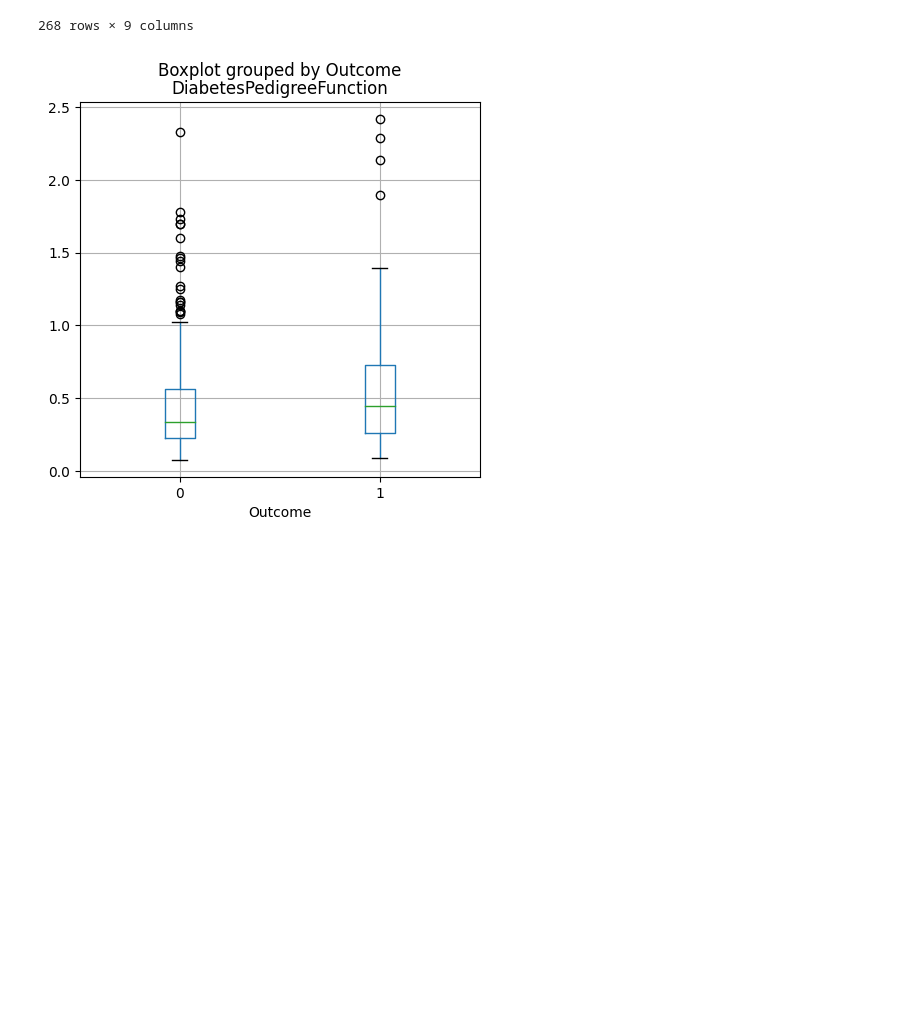
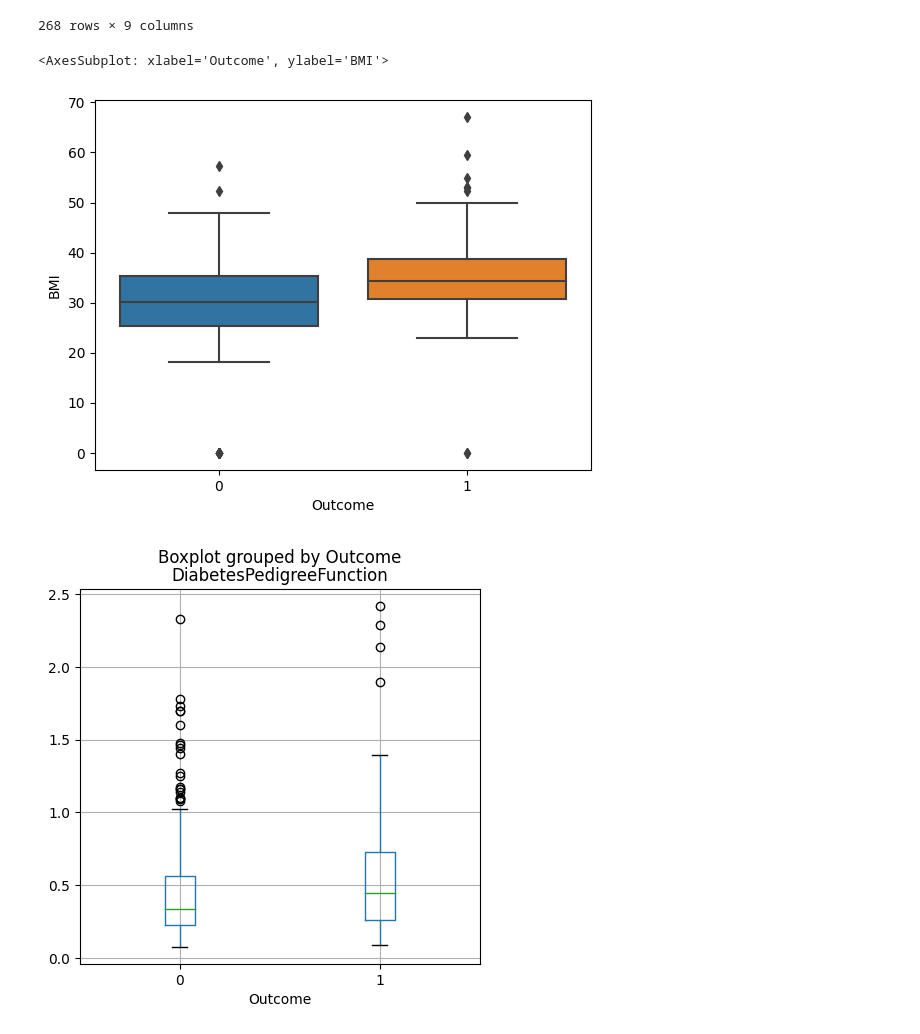
Before and after one commit to Rinengen/Python_HW, a Jupyter notebook: progect_5/SF_HW_4.ipynb, the cells around one changed output. Cells and saved outputs as stored; diff of their text form; code cells hidden in the pictures; blank space fills up the shorter version.

```diff
--- a/progect_5/SF_HW_4.ipynb
+++ b/progect_5/SF_HW_4.ipynb
@@ -50,2 +40,0 @@ diabetes.head()
-# %%
-diabetes['Outcome'] = diabetes['Outcome'].astype('category')
@@ -85,3 +92,12 @@ dieabet_plot = diabetes.groupby('Outcome')[['DiabetesPedigreeFunction','Glucose'
+# %%
+sns.boxplot(
+    data=diabetes,
+    x='Outcome',
+    y= 'BMI'
+)
+# %% [output]
+<AxesSubplot: xlabel='Outcome', ylabel='BMI'>
+[figure, added]
 # %%
 boxplot = diabetes.boxplot(
     column='DiabetesPedigreeFunction' ,
```
Also changed, not shown: parts of 42 cells of this notebook.
